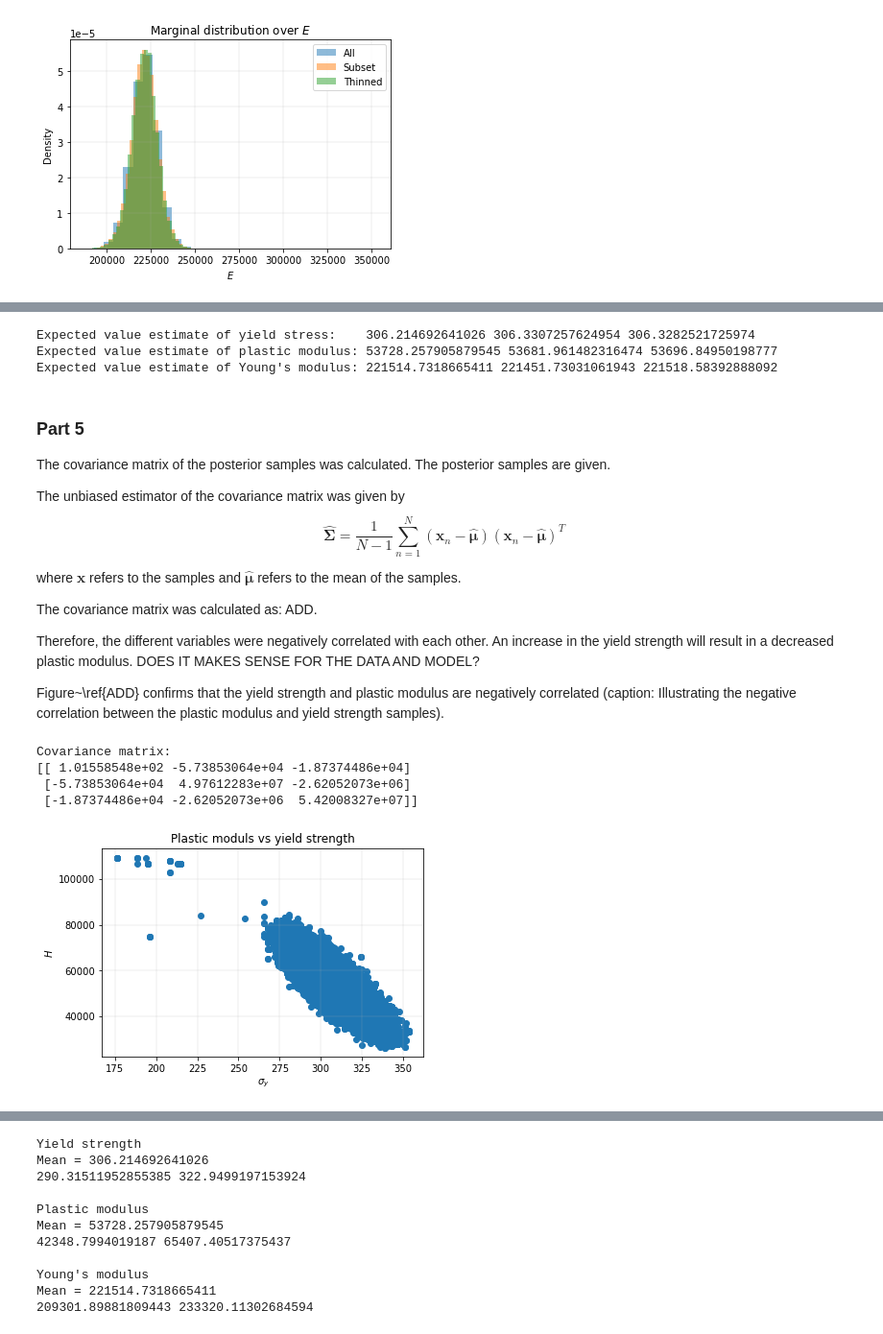
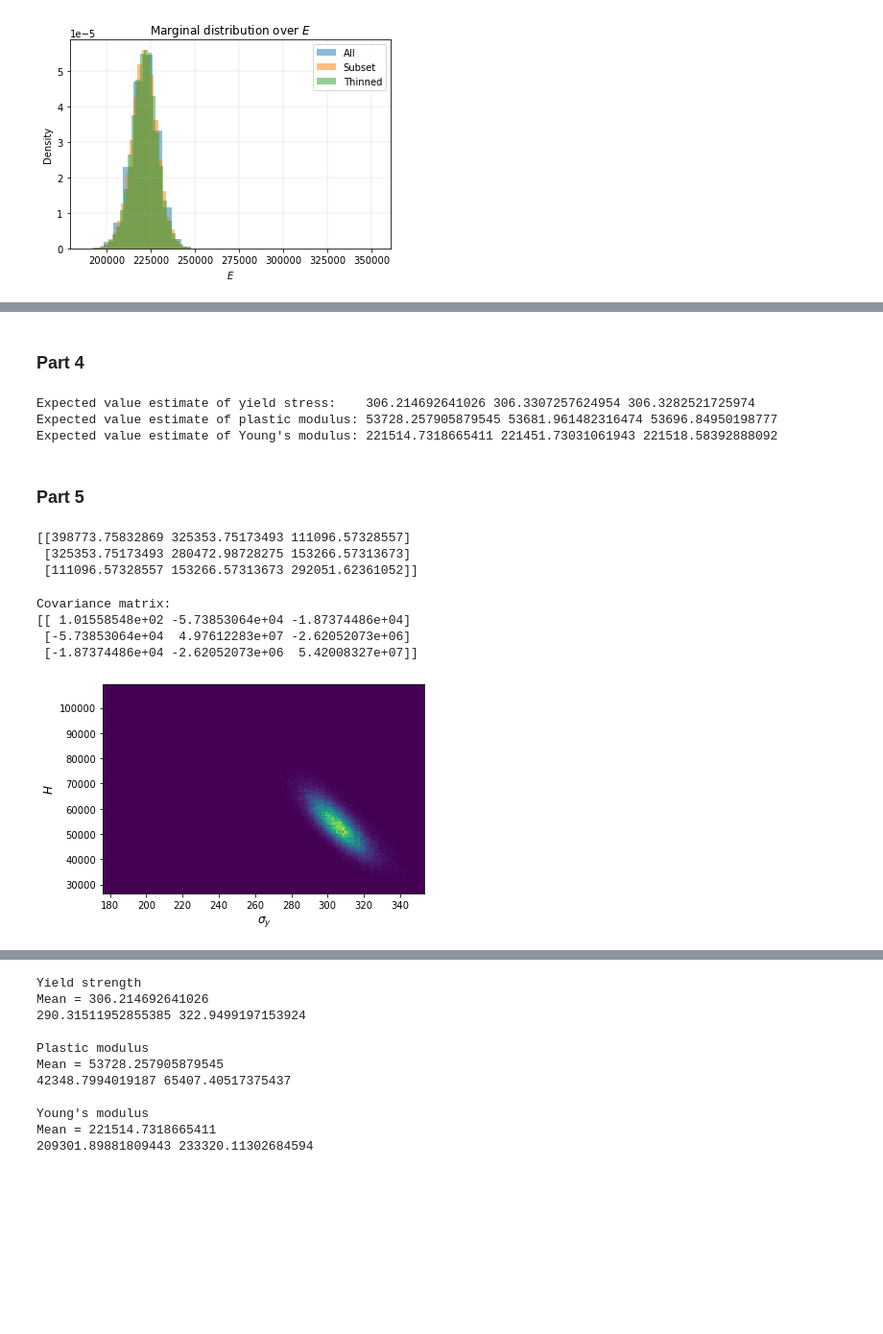
Before and after one commit to Jacob-Cloete/MSY781A3, a Jupyter notebook: Question_4.ipynb, the cells around one changed output, grey strips where cells are left out. Shown at 96% size. Cells and saved outputs as stored; diff of their text form; code cells hidden in the pictures; blank space fills up the shorter version.

```diff
--- a/Question_4.ipynb
+++ b/Question_4.ipynb
@@ -402,3 +301,5 @@ Current results:
+# %% [markdown]
+### Part 4
 # %%
 
 # ESTIMATES:
@@ -414,38 +315,39 @@ print("Expected value estimate of Young's modulus:", np.mean(E_samples), np.mean
 Expected value estimate of yield stress:    306.214692641026 306.3307257624954 306.3282521725974
 Expected value estimate of plastic modulus: 53728.257905879545 53681.961482316474 53696.84950198777
 Expected value estimate of Young's modulus: 221514.7318665411 221451.73031061943 221518.58392888092
-# %% [markdown]
-### Part 5
-
-The covariance matrix of the posterior samples was calculated. The posterior samples are given.
-
-The unbiased estimator of the covariance matrix was given by
-\begin{equation}
-\hat{\mathbf{\Sigma}} = \frac{1}{N-1} \sum_{n=1}^N (\mathbf{x}_n - \hat{\mathbf{\mu}}) (\mathbf{x}_n - \hat{\mathbf{\mu}})^T
-\end{equation}
-
-where $\mathbf{x}$ refers to the samples and $\hat{\mathbf{\mu}}$ refers to the mean of the samples.
-
-The covariance matrix was calculated as: ADD.
-
-Therefore, the different variables were negatively correlated with each other. An increase in the yield strength will result in a decreased plastic modulus. DOES IT MAKES SENSE FOR THE DATA AND MODEL?
-
-Figure~\ref{ADD} confirms that the yield strength and plastic modulus are negatively correlated (caption: Illustrating the negative correlation between the plastic modulus and yield strength samples).
+# %% [markdown]
+### Part 5
+# %%
+X = dataDict["parm_samples"].squeeze()
+Xpost = np.mean(X,axis=0)
+
+COV = np.zeros([3,3])
+
+N = len(X)
+for j in range(3):
+    for k in range(3):
+        COV[j,k] = (1/(N-1))*np.sum((X[j]-Xpost[j])*(X[k]-Xpost[k]).T)
+
+print(COV)
+# %% [output]
+[[398773.75832869 325353.75173493 111096.57328557]
+ [325353.75173493 280472.98728275 153266.57313673]
+ [111096.57328557 153266.57313673 292051.62361052]]
 # %%
 covariance = np.cov(parm_samples, rowvar=False)
 print("Covariance matrix:")
 print(covariance)
 
 
 plt.figure(1)
-plt.scatter(yield_stress_samples, H_samples)
-plt.xlabel('$\sigma_y$')
-plt.ylabel('$H$')
-plt.title('Plastic moduls vs yield strength')
-plt.grid(linewidth=0.2)
+plt.hist2d(yield_stress_samples, H_samples,150)
+plt.xlabel('$\sigma_y$',size=12)
+plt.ylabel('$H$',size=12)
+#plt.title('Plastic moduls vs yield strength')
+plt.savefig('Q4_cov.png',dpi=300)
 # %% [output]
 Covariance matrix:
 [[ 1.01558548e+02 -5.73853064e+04 -1.87374486e+04]
  [-5.73853064e+04  4.97612283e+07 -2.62052073e+06]
  [-1.87374486e+04 -2.62052073e+06  5.42008327e+07]]
-[figure, old version]
+[figure, new version]
```
Also changed, not shown: parts of 36 cells of this notebook, 1 other file.
